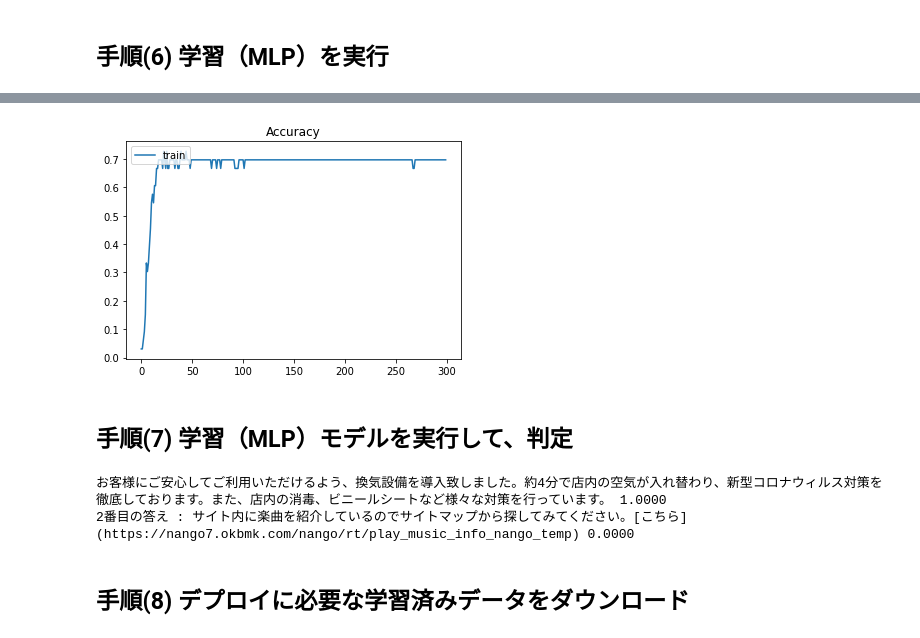
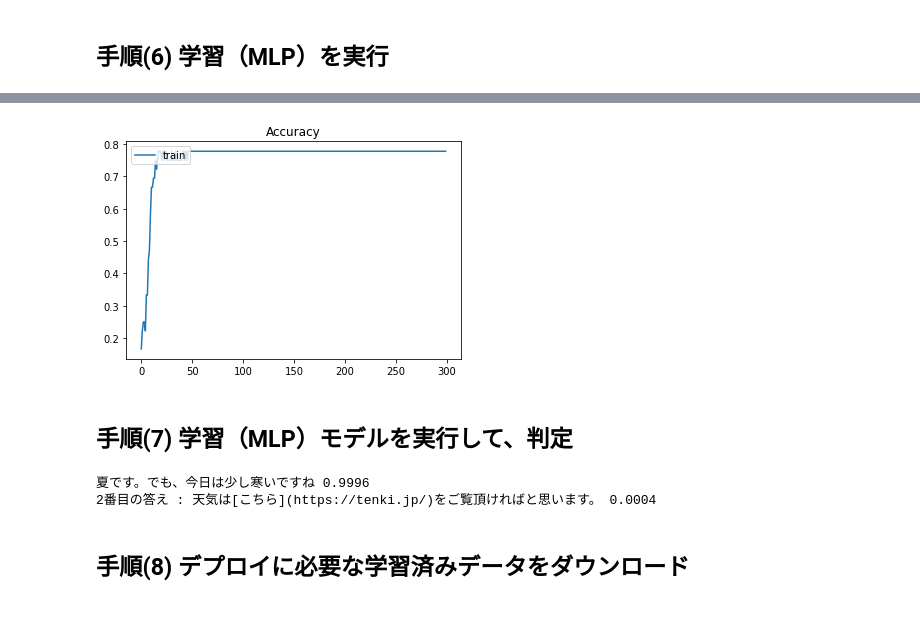
Before and after one commit to S-okubomy/colab1, a Jupyter notebook: colab_src/m_nango_studyForAi_2021.ipynb, the cells around one changed output, grey strips where cells are left out. Cells and saved outputs as stored; diff of their text form; code cells hidden in the pictures.

```diff
--- a/colab_src/m_nango_studyForAi_2021.ipynb
+++ b/colab_src/m_nango_studyForAi_2021.ipynb
@@ -236,7 +236,7 @@ model = tf.keras.models.load_model('text/hw_model.h5')
 
 # 学習を実行
 hist = model.fit(x_train, y_train,
-          batch_size=30, # 1回に計算するデータ数
+          batch_size=25, # 1回に計算するデータ数
           epochs=300,    # 学習の繰り返し回数みたいなもの
           verbose=1,
           validation_data=(x_test, y_test))
@@ -274,4 +274,4 @@ Epoch 300/300
-[figure, old version]
+[figure, new version]
 # %% [markdown]
 ## 手順(7)  学習（MLP）モデルを実行して、判定
 # %%
@@ -310,12 +310,12 @@ def predCatego(text):
 
 if __name__ == '__main__':
     requestParam = """
-    コロナ対策について教えてください？
+    夏 晴れ 寒い
     """
     predCatego(requestParam)
 # %% [output]
-お客様にご安心してご利用いただけるよう、換気設備を導入致しました。約4分で店内の空気が入れ替わり、新型コロナウィルス対策を徹底しております。また、店内の消毒、ビニールシートなど様々な対策を行っています。 1.0000
-2番目の答え : サイト内に楽曲を紹介しているのでサイトマップから探してみてください。[こちら](https://nango7.okbmk.com/nango/rt/play_music_info_nango_temp) 0.0000
+夏です。でも、今日は少し寒いですね 0.9996
+2番目の答え : 天気は[こちら](https://tenki.jp/)をご覧頂ければと思います。 0.0004
 # %% [markdown]
 ## 手順(8)  デプロイに必要な学習済みデータをダウンロード
 # %%
```
Also changed, not shown: parts of 9 cells of this notebook, 4 other files.
